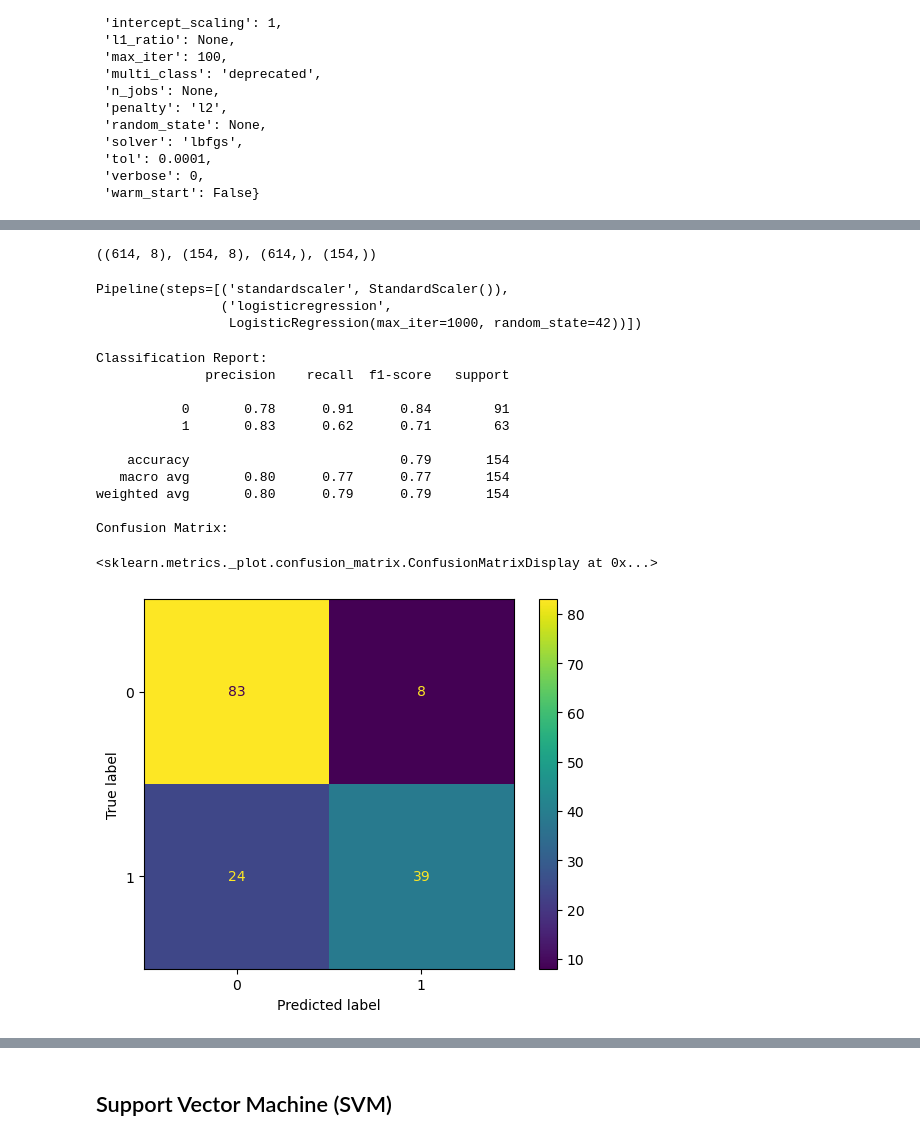
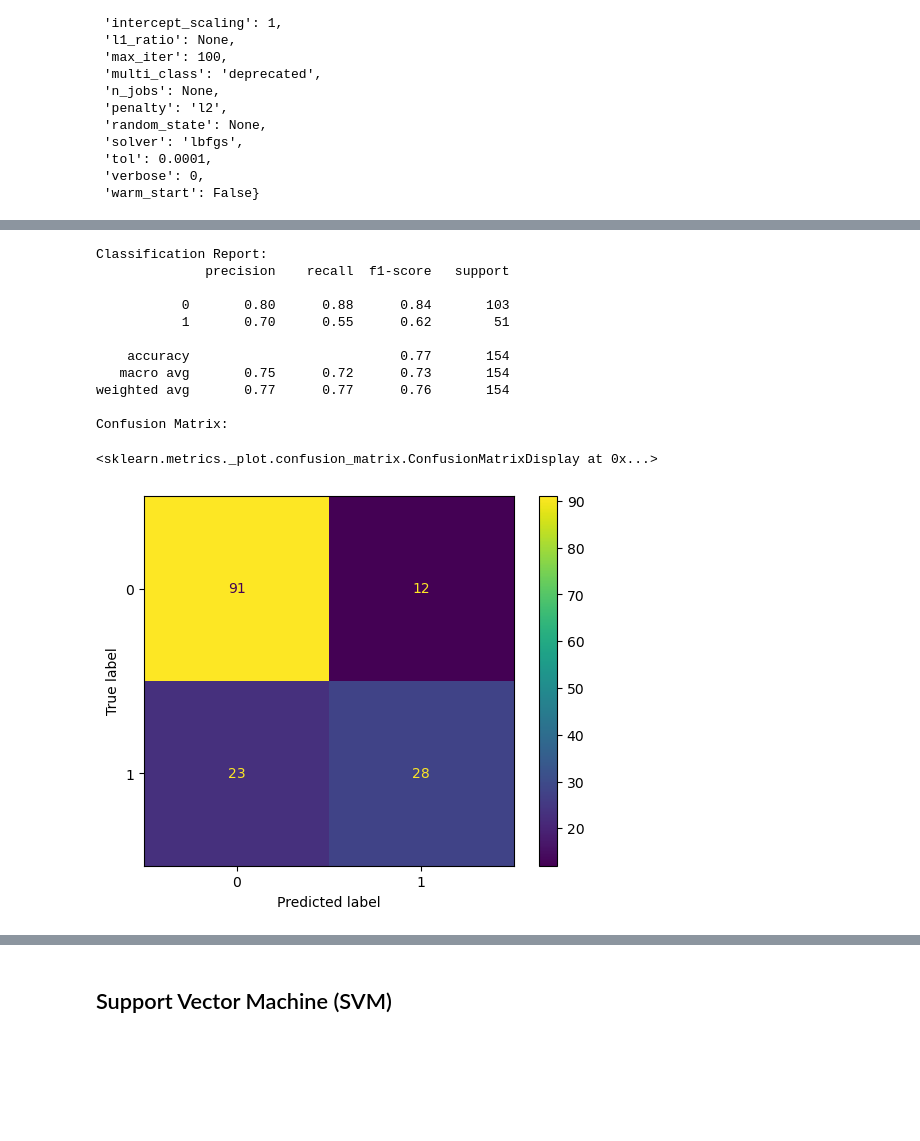
Before and after one commit to loseeu1094661/BMI-6015_Project, a Jupyter notebook: merged_notebook_2.ipynb, the cells around one changed output, grey strips where cells are left out. Saved outputs shown, nothing was run; the diff lists cells and outputs as text; code cells hidden in the pictures; blank space fills up the shorter version.

```diff
--- a/merged_notebook_2.ipynb
+++ b/merged_notebook_2.ipynb
@@ -509,9 +551,11 @@ pipeline.get_params()
 
 parameters = {
     'logisticregression__C': [0.01, 0.1, 1, 10, 100],
-    'logisticregression__max_iter': [100, 200, 500, 1000]
+    'logisticregression__max_iter': [100, 200, 500, 1000, 5000],
+    'logisticregression__solver': ['lbfgs', 'liblinear', 'newton-cg', 'newton-cholesky', 'sag', 'saga'],
+    'logisticregression__penalty': ['None', 'l2', 'l1', 'elasticnet']
 }
 pipeline = make_pipeline(StandardScaler(), LogisticRegression(random_state=11))
-gs = RandomizedSearchCV(pipeline, parameters, cv=best_cv) #Randomized search
-gs.fit(X_train, y_train)
+gs_pipeline = RandomizedSearchCV(pipeline, parameters, cv=best_cv) #Randomized search
+gs_pipeline.fit(X_train, y_train)
 # %% [output]
@@ -550,38 +606,25 @@ pipeline = make_pipeline(StandardScaler(),
-# %%
-#Split data into train/test
-
-X_train, X_test, y_train, y_test = train_test_split(X, y, test_size=0.2)
-X_train.shape, X_test.shape, y_train.shape, y_test.shape
-# %% [output]
-((614, 8), (154, 8), (614,), (154,))
-# %%
-pipeline.fit(X_train, y_train)
-# %% [output]
-Pipeline(steps=[('standardscaler', StandardScaler()),
-                ('logisticregression',
-                 LogisticRegression(max_iter=1000, random_state=42))])
 # %%
-y_pred = pipeline.predict(X_test)
+y_pred = gs_pipeline.predict(X_test)
 
 print("Classification Report:")
 print(classification_report(y_test, y_pred))
 
 print("Confusion Matrix:")
-ConfusionMatrixDisplay.from_estimator(pipeline, X_test, y_test)
+ConfusionMatrixDisplay.from_estimator(gs_pipeline, X_test, y_test)
 # %% [output]
 Classification Report:
               precision    recall  f1-score   support
 
-           0       0.78      0.91      0.84        91
-           1       0.83      0.62      0.71        63
+           0       0.80      0.88      0.84       103
+           1       0.70      0.55      0.62        51
 
-    accuracy                           0.79       154
-   macro avg       0.80      0.77      0.77       154
-weighted avg       0.80      0.79      0.79       154
+    accuracy                           0.77       154
+   macro avg       0.75      0.72      0.73       154
+weighted avg       0.77      0.77      0.76       154
 
 Confusion Matrix:
 <sklearn.metrics._plot.confusion_matrix.ConfusionMatrixDisplay at 0x...>
-[figure, old version]
+[figure, new version]
 # %%
 #ROC plot and AUC score to measure performance
 
```
Also changed, not shown: parts of 41 cells of this notebook.
